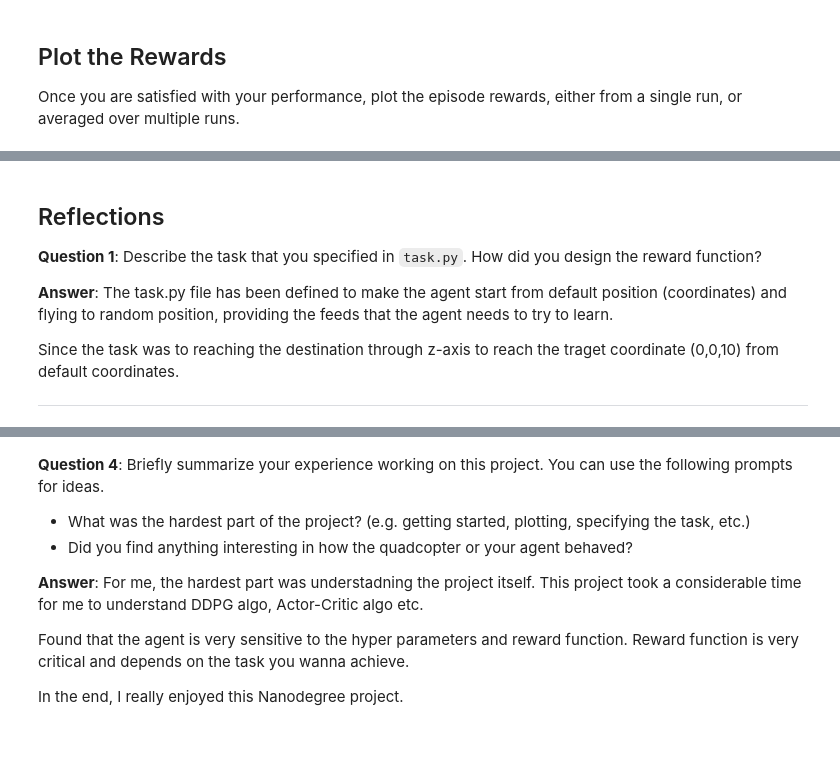
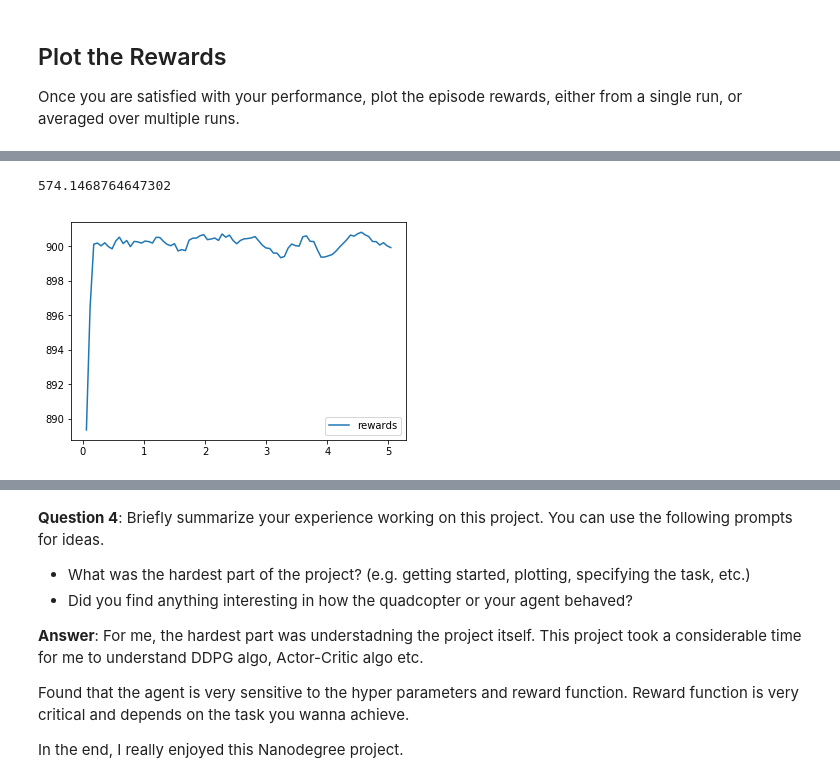
Before and after one commit to kishi001/RL-Quadcopter-2, a Jupyter notebook: Quadcopter_Project.ipynb, the cells around one changed output, grey strips where cells are left out. Cells and saved outputs as stored; diff of their text form; code cells hidden in the pictures; blank space fills up the shorter version.

```diff
--- a/Quadcopter_Project.ipynb
+++ b/Quadcopter_Project.ipynb
@@ -320,10 +284,0 @@ plt.legend()
-# %% [markdown]
-## Reflections
-
-**Question 1**: Describe the task that you specified in `task.py`.  How did you design the reward function?
-
-**Answer**: The task.py file has been defined to make the agent start from default position (coordinates) and flying to random position, providing the feeds that the agent needs to try to learn.
-
-Since the task was to reaching the destination through z-axis to reach the traget coordinate (0,0,10) from default coordinates.
-
----
@@ -329,0 +287,30 @@ Since the task was to reaching the destination through z-axis to reach the trage
+# %%
+#Run the Simulation with the latest results
+done = False
+labels = ['time', 'x', 'y', 'z', 'phi', 'theta', 'psi', 'x_velocity',
+          'y_velocity', 'z_velocity', 'phi_velocity', 'theta_velocity',
+          'psi_velocity', 'rotor_speed1', 'reward']
+results = {x : [] for x in labels}
+
+
+state = agent.reset_episode() # start a new episode
+while True:
+    action = agent.act(state)
+    next_state, reward, done = task.step(action*np.ones(4))
+    agent.step(action, reward, next_state, done)
+    state = next_state
+
+    to_write = [task.sim.time] + list(task.sim.pose) + list(task.sim.v) + list(task.sim.angular_v) + list(action) + list([reward])
+    for ii in range(len(labels)):
+        results[labels[ii]].append(to_write[ii])
+    if done:
+        break
+# %%
+##Rewards plot
+plt.plot(results['time'], results['reward'], label='rewards')
+plt.legend()
+_ = plt.ylim()
+print(agent.score)
+# %% [output]
+574.1468764647302
+[figure, added]
```
Also changed, not shown: parts of 24 cells of this notebook, 10 other files.
